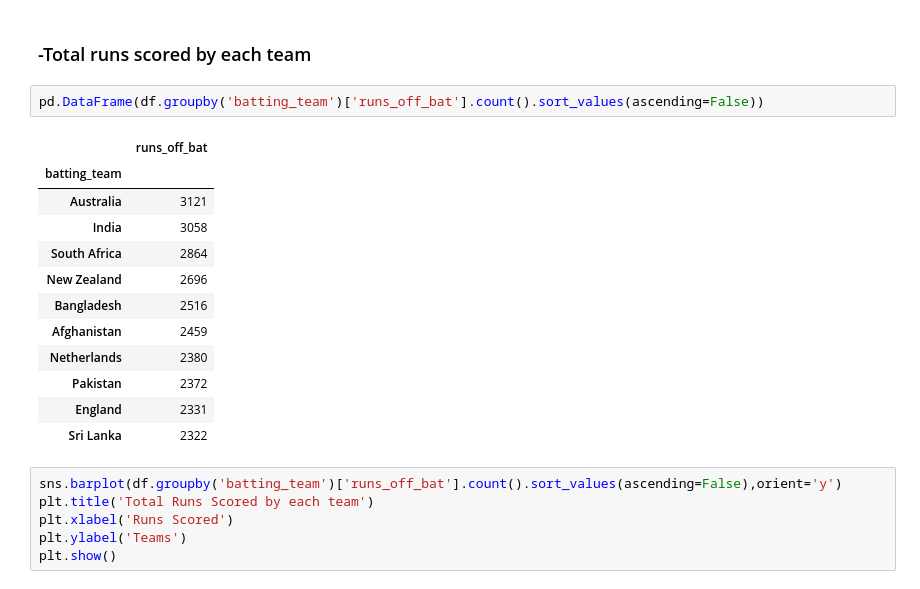
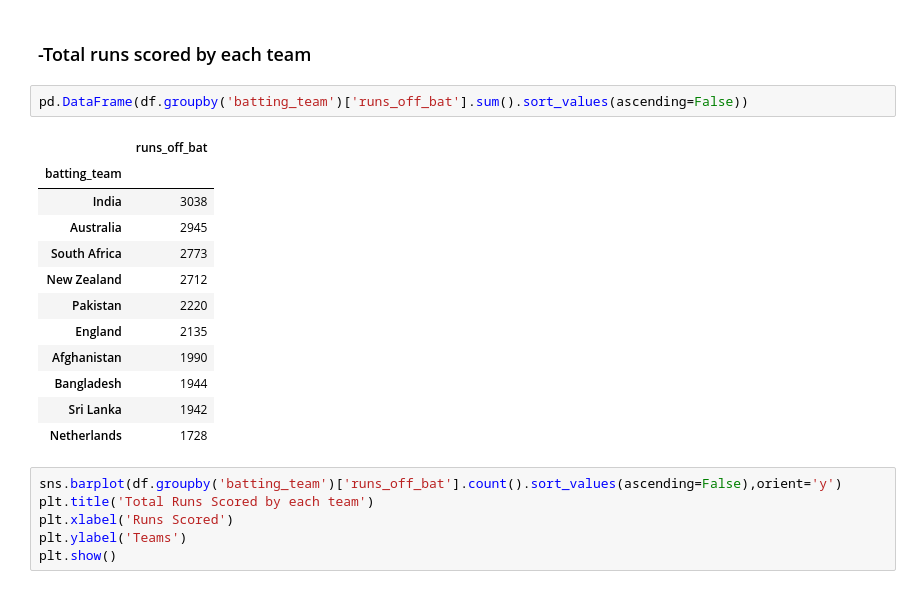
Before and after one commit to ZainFaisal005/DataCraft-Analysis-Vault, a Jupyter notebook: WorldCup2023 Project/WorldCup23.ipynb, the cells around one changed output. Drawn from its saved outputs; the diff is of its cells as text.

Commit message:
Data Analyst

```diff
--- a/WorldCup2023 Project/WorldCup23.ipynb
+++ b/WorldCup2023 Project/WorldCup23.ipynb
@@ -74,20 +74,20 @@ plt.show()
 # %% [markdown]
 ### -Total runs scored by each team
 # %%
-pd.DataFrame(df.groupby('batting_team')['runs_off_bat'].count().sort_values(ascending=False))
+pd.DataFrame(df.groupby('batting_team')['runs_off_bat'].sum().sort_values(ascending=False))
 # %% [output]
 |  | runs_off_bat |
 | batting_team |  |
-| Australia | 3121 |
-| India | 3058 |
-| South Africa | 2864 |
-| New Zealand | 2696 |
-| Bangladesh | 2516 |
-| Afghanistan | 2459 |
-| Netherlands | 2380 |
-| Pakistan | 2372 |
-| England | 2331 |
-| Sri Lanka | 2322 |
+| India | 3038 |
+| Australia | 2945 |
+| South Africa | 2773 |
+| New Zealand | 2712 |
+| Pakistan | 2220 |
+| England | 2135 |
+| Afghanistan | 1990 |
+| Bangladesh | 1944 |
+| Sri Lanka | 1942 |
+| Netherlands | 1728 |
 # %%
 sns.barplot(df.groupby('batting_team')['runs_off_bat'].count().sort_values(ascending=False),orient='y')
 plt.title('Total Runs Scored by each team')
```
Also changed, not shown: parts of 3 cells of this notebook.
